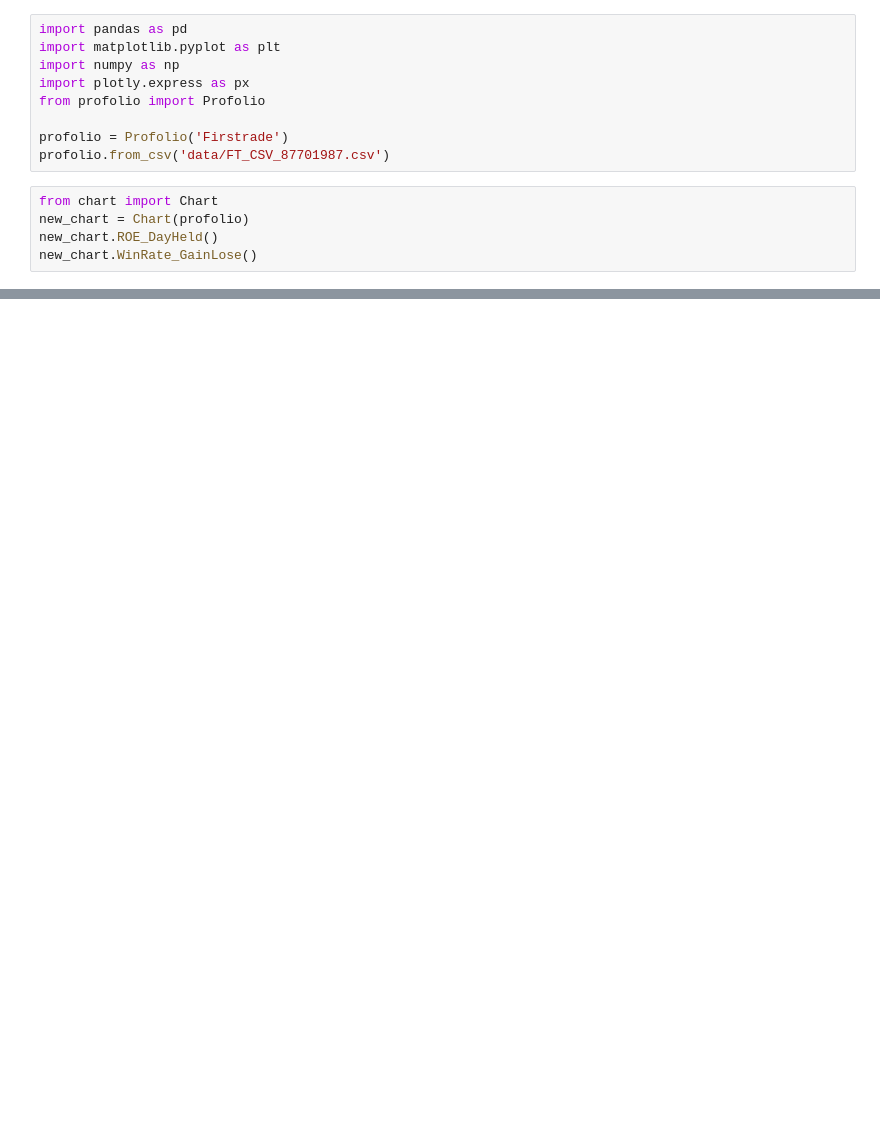
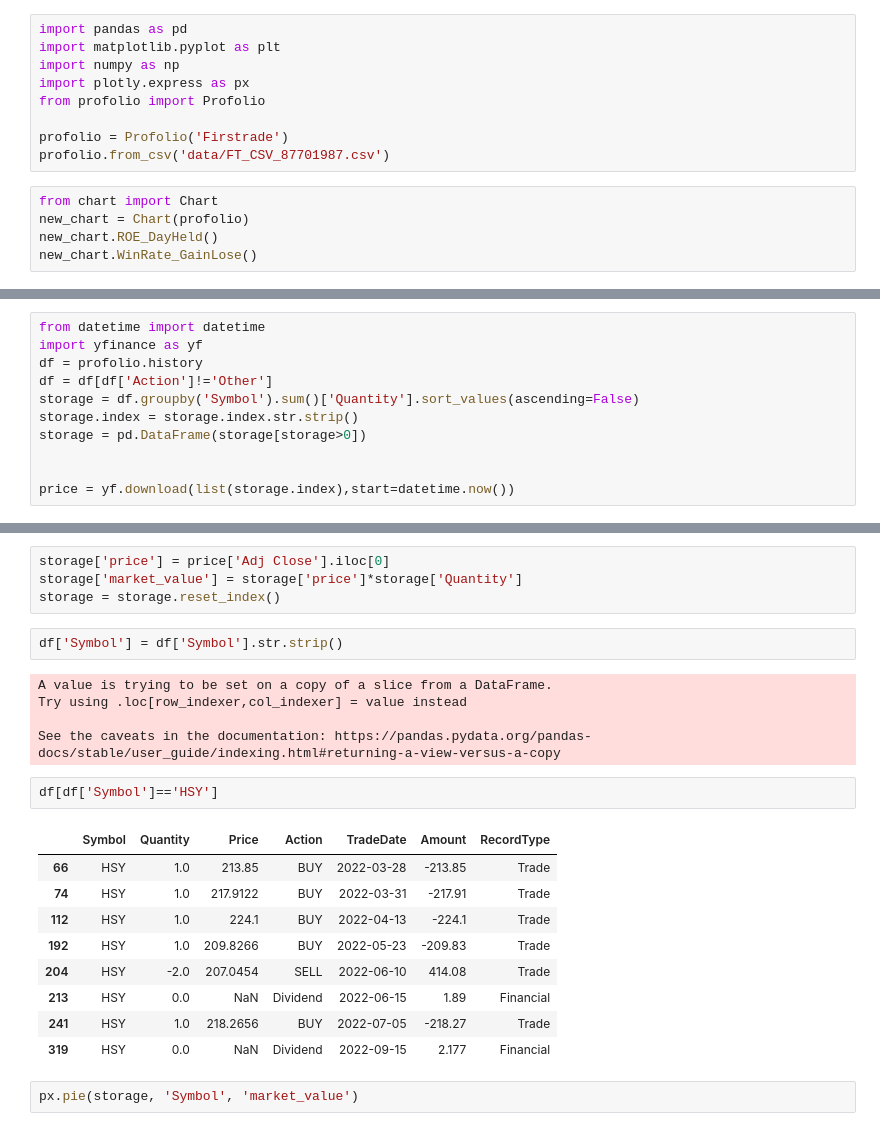
Before and after one commit to libao3128/profolio_manager, a Jupyter notebook: analysis.ipynb, the cells around one changed output, grey strips where cells are left out. Saved outputs shown, nothing was run; the diff lists cells and outputs as text; blank space fills up the shorter version.

```diff
--- a/analysis.ipynb
+++ b/analysis.ipynb
@@ -14,0 +27,11 @@ new_chart.WinRate_GainLose()
+# %%
+from datetime import datetime
+import yfinance as yf
+df = profolio.history
+df = df[df['Action']!='Other']
+storage = df.groupby('Symbol').sum()['Quantity'].sort_values(ascending=False)
+storage.index = storage.index.str.strip()
+storage = pd.DataFrame(storage[storage>0])
+
+
+price = yf.download(list(storage.index),start=datetime.now())
@@ -14,0 +56,25 @@ new_chart.WinRate_GainLose()
+# %%
+storage['price'] = price['Adj Close'].iloc[0]
+storage['market_value'] = storage['price']*storage['Quantity']
+storage = storage.reset_index()
+# %%
+df['Symbol'] = df['Symbol'].str.strip()
+# %% [output]
+A value is trying to be set on a copy of a slice from a DataFrame.
+Try using .loc[row_indexer,col_indexer] = value instead
+
+See the caveats in the documentation: https://pandas.pydata.org/pandas-docs/stable/user_guide/indexing.html#returning-a-view-versus-a-copy
+# %%
+df[df['Symbol']=='HSY']
+# %% [output]
+|  | Symbol | Quantity | Price | Action | TradeDate | Amount | RecordType |
+| 66 | HSY | 1.0 | 213.85 | BUY | 2022-03-28 | -213.85 | Trade |
+| 74 | HSY | 1.0 | 217.9122 | BUY | 2022-03-31 | -217.91 | Trade |
+| 112 | HSY | 1.0 | 224.1 | BUY | 2022-04-13 | -224.1 | Trade |
+| 192 | HSY | 1.0 | 209.8266 | BUY | 2022-05-23 | -209.83 | Trade |
+| 204 | HSY | -2.0 | 207.0454 | SELL | 2022-06-10 | 414.08 | Trade |
+| 213 | HSY | 0.0 | NaN | Dividend | 2022-06-15 | 1.89 | Financial |
+| 241 | HSY | 1.0 | 218.2656 | BUY | 2022-07-05 | -218.27 | Trade |
+| 319 | HSY | 0.0 | NaN | Dividend | 2022-09-15 | 2.177 | Financial |
+# %%
+px.pie(storage, 'Symbol', 'market_value')
```
Also changed, not shown: parts of 5 cells of this notebook.
